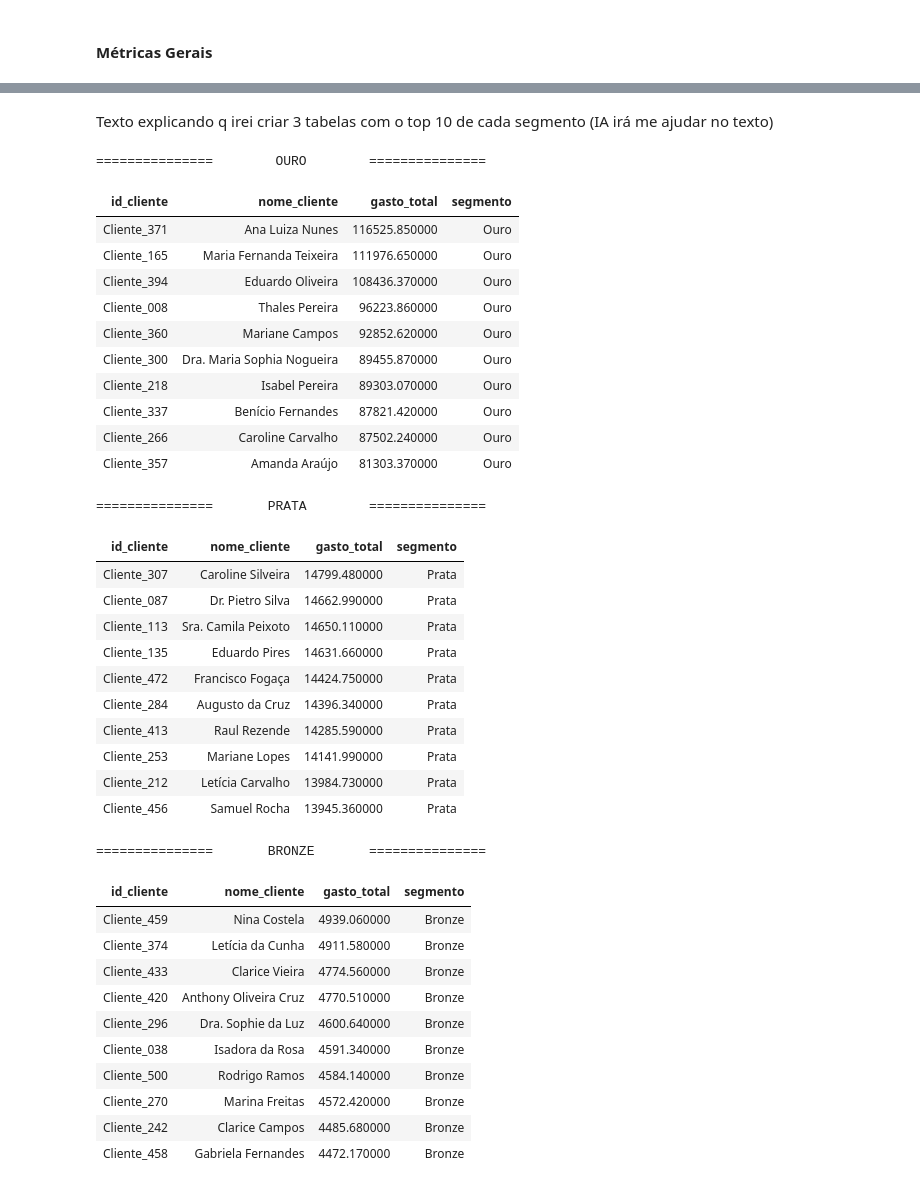
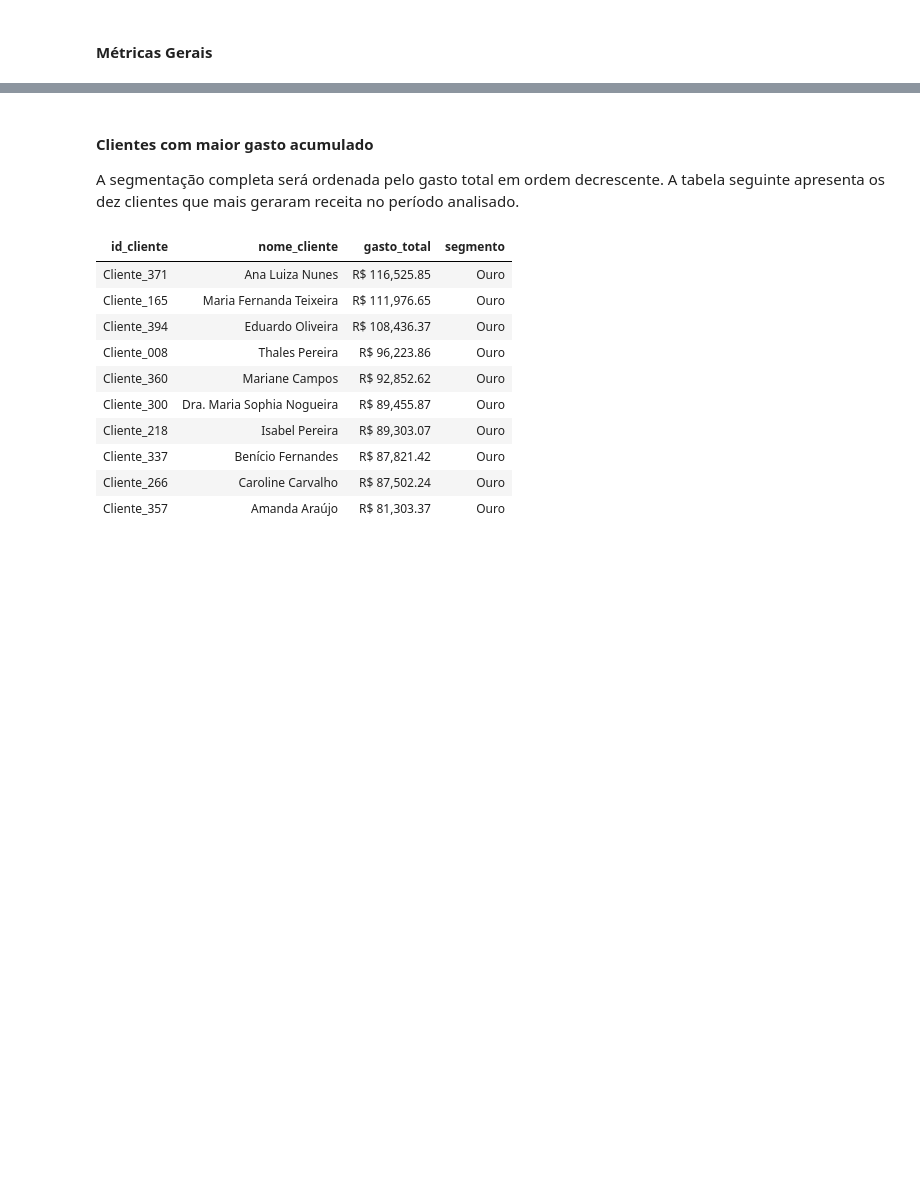
Before and after one commit to CorreaBrunoMiguel/sales-insight-py, a Jupyter notebook: notebooks/sales_insight.ipynb, the cells around one changed output, grey strips where cells are left out. Cells and saved outputs as stored; diff of their text form; code cells hidden in the pictures; blank space fills up the shorter version.

Commit message:
feat: finaliza segmentacao e apresenta resultados

```diff
--- a/notebooks/sales_insight.ipynb
+++ b/notebooks/sales_insight.ipynb
@@ -922,55 +924,27 @@ segmentacao_cliente["segmento"] = segmentacao_cliente.gasto_total.apply(
         "Bronze" if gasto < 5_000 else "Prata" if gasto <= 15_000 else "Ouro"
     )
 )
+
+segmentacao_cliente = segmentacao_cliente.sort_values(
+    "gasto_total", ascending=False
+).reset_index(drop=True)
 # %% [markdown]
-Texto explicando q irei criar 3 tabelas com o top 10 de cada segmento (IA irá me ajudar no texto)
+#### Clientes com maior gasto acumulado
+
+A segmentação completa será ordenada pelo gasto total em ordem decrescente. A tabela seguinte apresenta os dez clientes que mais geraram receita no período analisado.
 # %%
-segmentos = ["Ouro", "Prata", "Bronze"]
-decor = "=" * 15
+top_10_clientes = segmentacao_cliente.head(10)
 
-for segmento in segmentos:
-    print(f"{decor}{segmento.upper():^20}{decor}")
-
-    top_10_ouro = segmentacao_cliente[
-        segmentacao_cliente.segmento == segmento
-    ].sort_values("gasto_total", ascending=False)
-
-    display(top_10_ouro.head(10).style.hide(axis="index"))
-    print()
+display(top_10_clientes.style.hide(axis="index").format({"gasto_total": "R$ {:,.2f}"}))
 # %% [output]
-===============        OURO        ===============
 | id_cliente | nome_cliente | gasto_total | segmento |
-| Cliente_371 | Ana Luiza Nunes | 116525.850000 | Ouro |
-| Cliente_165 | Maria Fernanda Teixeira | 111976.650000 | Ouro |
-| Cliente_394 | Eduardo Oliveira | 108436.370000 | Ouro |
-| Cliente_008 | Thales Pereira | 96223.860000 | Ouro |
-| Cliente_360 | Mariane Campos | 92852.620000 | Ouro |
-| Cliente_300 | Dra. Maria Sophia Nogueira | 89455.870000 | Ouro |
-| Cliente_218 | Isabel Pereira | 89303.070000 | Ouro |
-| Cliente_337 | Benício Fernandes | 87821.420000 | Ouro |
-| Cliente_266 | Caroline Carvalho | 87502.240000 | Ouro |
-| Cliente_357 | Amanda Araújo | 81303.370000 | Ouro |
+| Cliente_371 | Ana Luiza Nunes | R$ 116,525.85 | Ouro |
+| Cliente_165 | Maria Fernanda Teixeira | R$ 111,976.65 | Ouro |
+| Cliente_394 | Eduardo Oliveira | R$ 108,436.37 | Ouro |
+| Cliente_008 | Thales Pereira | R$ 96,223.86 | Ouro |
+| Cliente_360 | Mariane Campos | R$ 92,852.62 | Ouro |
+| Cliente_300 | Dra. Maria Sophia Nogueira | R$ 89,455.87 | Ouro |
+| Cliente_218 | Isabel Pereira | R$ 89,303.07 | Ouro |
+| Cliente_337 | Benício Fernandes | R$ 87,821.42 | Ouro |
+| Cliente_266 | Caroline Carvalho | R$ 87,502.24 | Ouro |
+| Cliente_357 | Amanda Araújo | R$ 81,303.37 | Ouro |
-===============       PRATA        ===============
-| id_cliente | nome_cliente | gasto_total | segmento |
-| Cliente_307 | Caroline Silveira | 14799.480000 | Prata |
-| Cliente_087 | Dr. Pietro Silva | 14662.990000 | Prata |
-| Cliente_113 | Sra. Camila Peixoto | 14650.110000 | Prata |
-| Cliente_135 | Eduardo Pires | 14631.660000 | Prata |
-| Cliente_472 | Francisco Fogaça | 14424.750000 | Prata |
-| Cliente_284 | Augusto da Cruz | 14396.340000 | Prata |
-| Cliente_413 | Raul Rezende | 14285.590000 | Prata |
-| Cliente_253 | Mariane Lopes | 14141.990000 | Prata |
-| Cliente_212 | Letícia Carvalho | 13984.730000 | Prata |
-| Cliente_456 | Samuel Rocha | 13945.360000 | Prata |
-===============       BRONZE       ===============
-| id_cliente | nome_cliente | gasto_total | segmento |
-| Cliente_459 | Nina Costela | 4939.060000 | Bronze |
-| Cliente_374 | Letícia da Cunha | 4911.580000 | Bronze |
-| Cliente_433 | Clarice Vieira | 4774.560000 | Bronze |
-| Cliente_420 | Anthony Oliveira Cruz | 4770.510000 | Bronze |
-| Cliente_296 | Dra. Sophie da Luz | 4600.640000 | Bronze |
-| Cliente_038 | Isadora da Rosa | 4591.340000 | Bronze |
-| Cliente_500 | Rodrigo Ramos | 4584.140000 | Bronze |
-| Cliente_270 | Marina Freitas | 4572.420000 | Bronze |
-| Cliente_242 | Clarice Campos | 4485.680000 | Bronze |
-| Cliente_458 | Gabriela Fernandes | 4472.170000 | Bronze |
```
Also changed, not shown: parts of 4 cells of this notebook.
